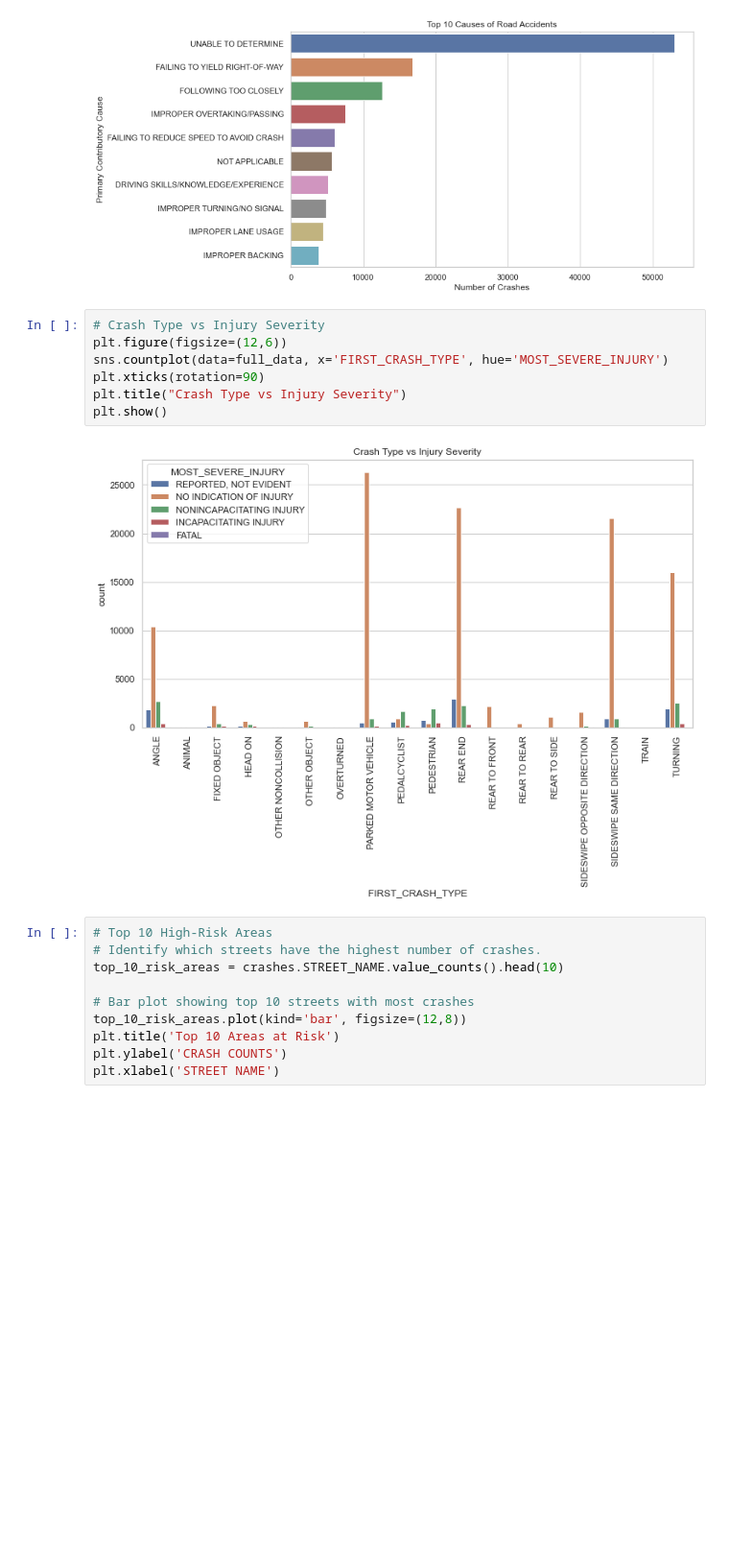
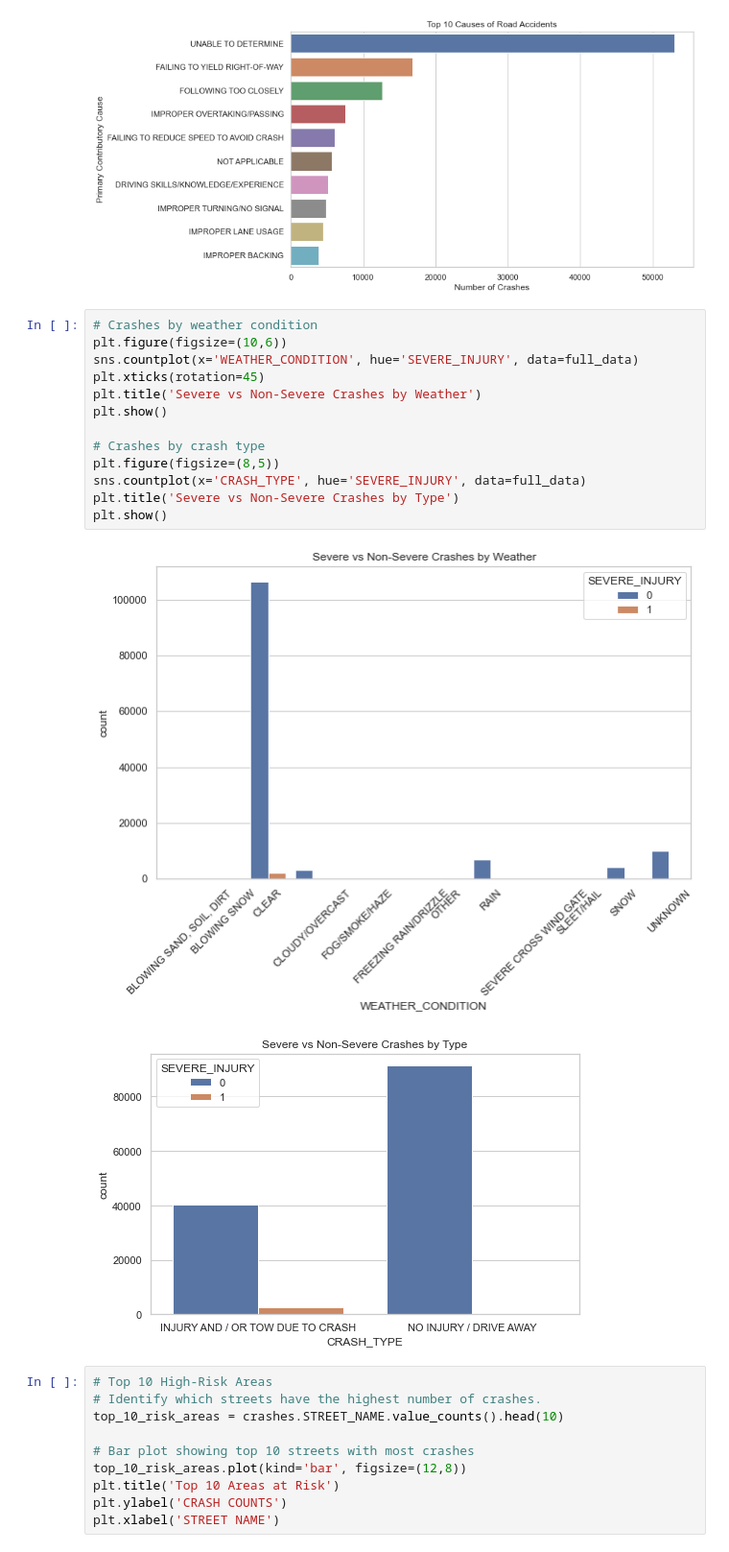
Before and after one commit to Victor-Mufasa/Phase-4-Project, a Jupyter notebook: index.ipynb, the cells around one changed output. Shown at 96% size. Cells and saved outputs as stored; diff of their text form; blank space fills up the shorter version.

```diff
--- a/index.ipynb
+++ b/index.ipynb
@@ -518,15 +520,22 @@ plt.ylabel("Primary Contributory Cause")
 plt.show()
 # %% [output]
 [figure]
-# %%
-# Crash Type vs Injury Severity
-plt.figure(figsize=(12,6))
-sns.countplot(data=full_data, x='FIRST_CRASH_TYPE', hue='MOST_SEVERE_INJURY')
-plt.xticks(rotation=90)
-plt.title("Crash Type vs Injury Severity")
-plt.show()
-# %% [output]
-[figure, removed]
+# %%
+# Crashes by weather condition
+plt.figure(figsize=(10,6))
+sns.countplot(x='WEATHER_CONDITION', hue='SEVERE_INJURY', data=full_data)
+plt.xticks(rotation=45)
+plt.title('Severe vs Non-Severe Crashes by Weather')
+plt.show()
+
+# Crashes by crash type
+plt.figure(figsize=(8,5))
+sns.countplot(x='CRASH_TYPE', hue='SEVERE_INJURY', data=full_data)
+plt.title('Severe vs Non-Severe Crashes by Type')
+plt.show()
+# %% [output]
+[figure, added]
+[figure, added]
 # %%
 # Top 10 High-Risk Areas
 # Identify which streets have the highest number of crashes.
```
Also changed, not shown: parts of 3 cells of this notebook.
